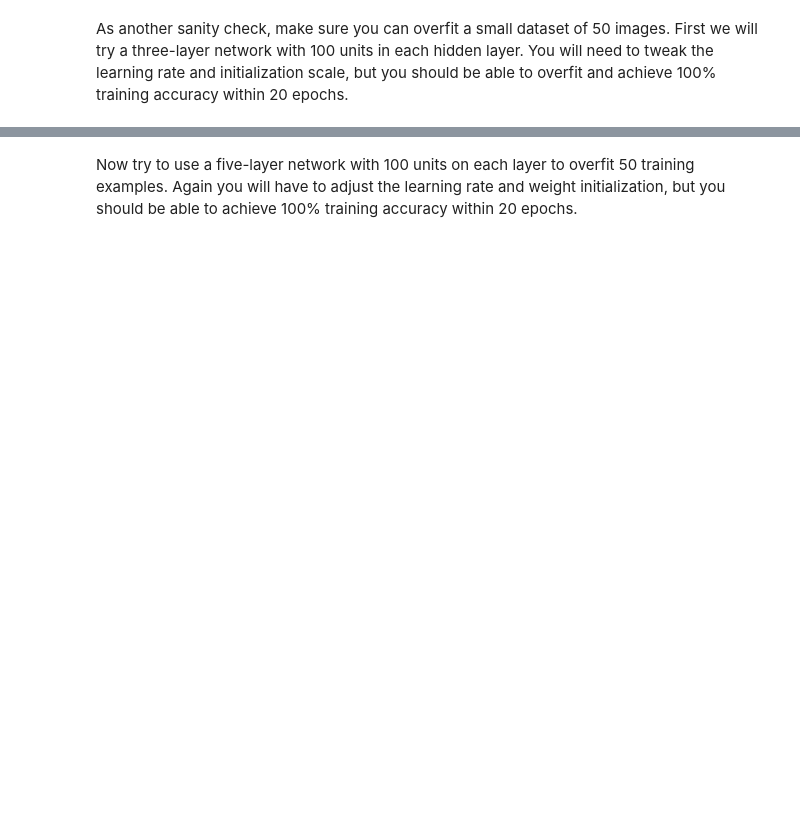
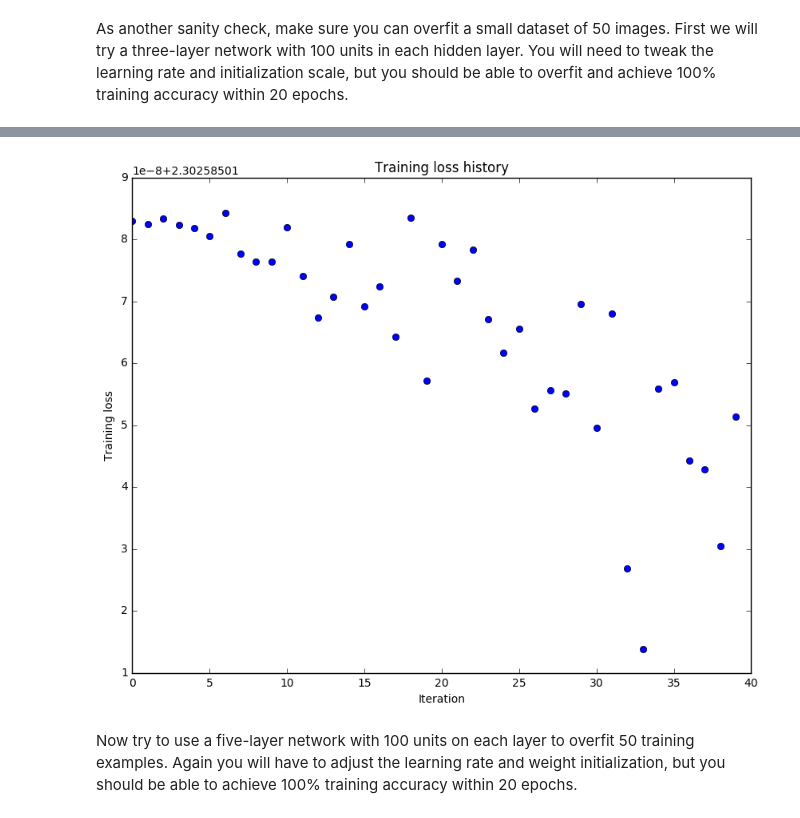
Before and after one commit to johngoddard/cs-231n, a Jupyter notebook: assignment2/FullyConnectedNets.ipynb, the cells around one changed output, grey strips where cells are left out. Drawn from its saved outputs; the diff is of its cells as text; code cells hidden in the pictures; blank space fills up the shorter version.

```diff
--- a/assignment2/FullyConnectedNets.ipynb
+++ b/assignment2/FullyConnectedNets.ipynb
@@ -352,8 +420,8 @@ small_data = {
   'y_val': data['y_val'],
 }
 
-weight_scale = 1e-2
-learning_rate = 1e-4
+weight_scale = 1e-5
+learning_rate = 1e-7
 model = FullyConnectedNet([100, 100],
               weight_scale=weight_scale, dtype=np.float64)
 solver = Solver(model, small_data,
@@ -370,3 +438,4 @@ plt.title('Training loss history')
 plt.xlabel('Iteration')
 plt.ylabel('Training loss')
 plt.show()
+# %% [output]
@@ -373,3 +459,4 @@ plt.show()
+[figure, added]
 # %% [markdown]
 Now try to use a five-layer network with 100 units on each layer to overfit 50 training examples. Again you will have to adjust the learning rate and weight initialization, but you should be able to achieve 100% training accuracy within 20 epochs.
 # %%
```
Also changed, not shown: parts of 16 cells of this notebook, 5 other files.
